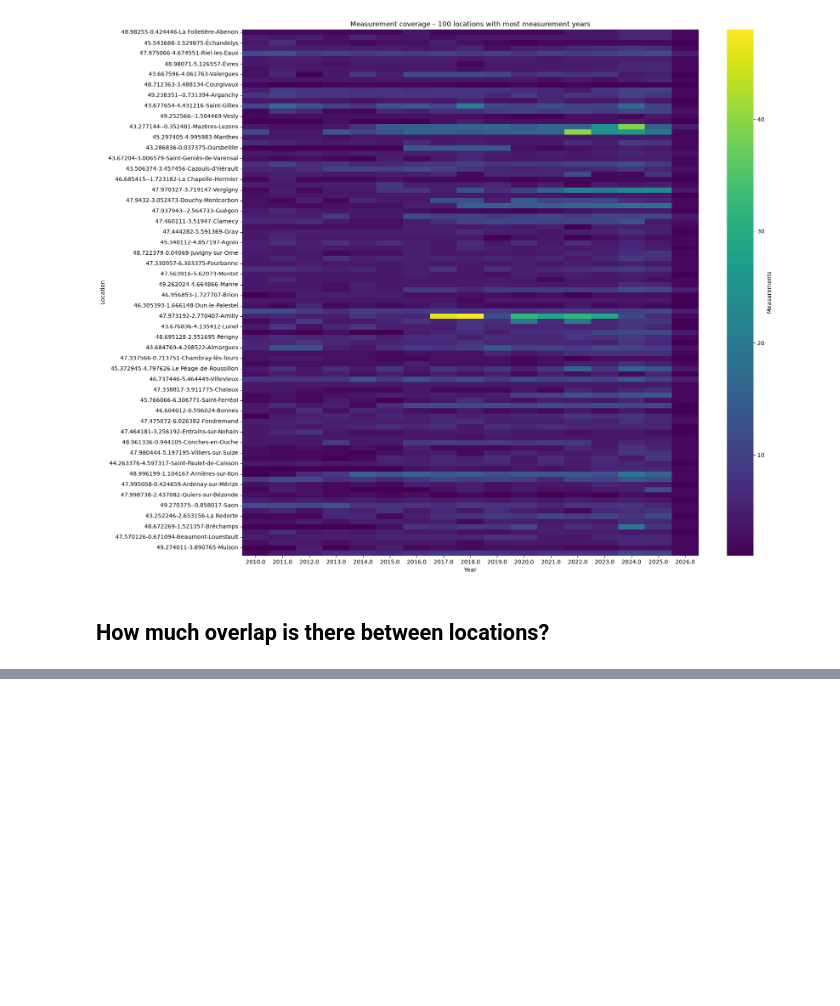
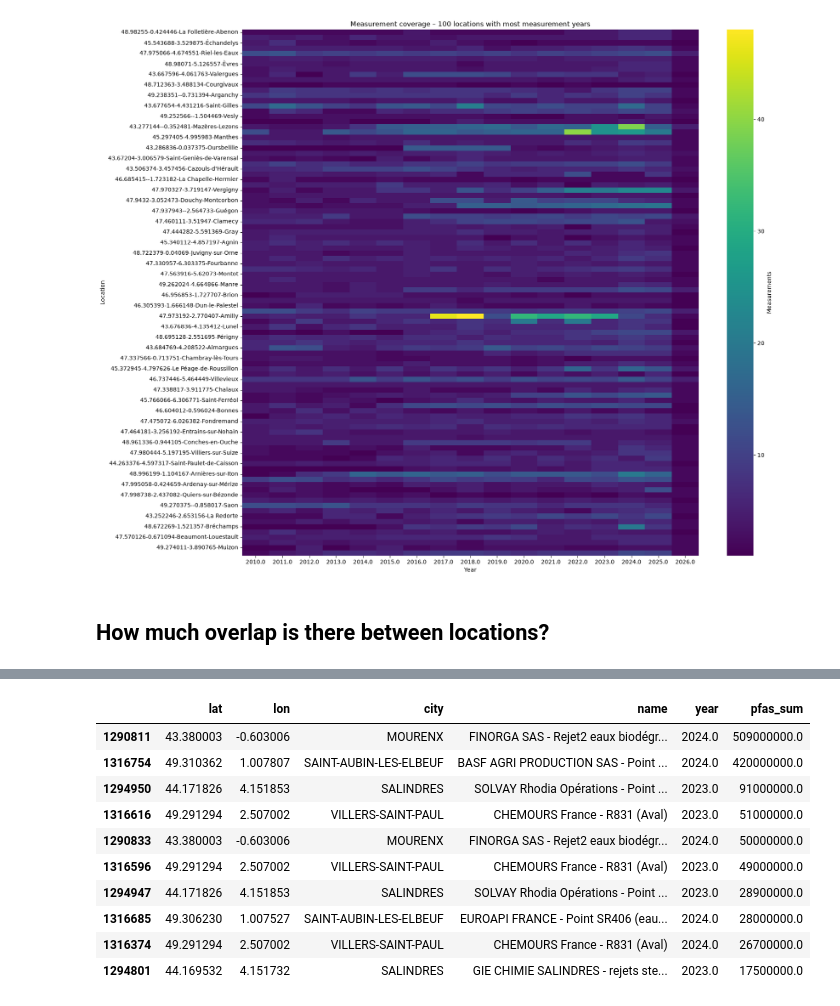
Before and after one commit to D4rkMindz/pfas-trace, a Jupyter notebook: notebooks/preprocessing/data-exploration/temporal_analysis.ipynb, the cells around one changed output, grey strips where cells are left out. Saved outputs shown, nothing was run; the diff lists cells and outputs as text; code cells hidden in the pictures; blank space fills up the shorter version.

```diff
--- a/notebooks/preprocessing/data-exploration/temporal_analysis.ipynb
+++ b/notebooks/preprocessing/data-exploration/temporal_analysis.ipynb
@@ -279,0 +287,3 @@ plt.show()
+# %%
+pd.set_option("display.max_colwidth", None)
+df.query('category=="PFAS production facility"')["details"]
@@ -279,0 +383,17 @@ plt.show()
+# %%
+# Outlier analysis
+df_measurements.nlargest(10, "pfas_sum")[
+    [*location_columns,"city","name", "year", "pfas_sum"]
+]
+# %% [output]
+|  | lat | lon | city | name | year | pfas_sum |
+| 1290811 | 43.380003 | -0.603006 | MOURENX | FINORGA SAS - Rejet2 eaux biodégr... | 2024.0 | 509000000.0 |
+| 1316754 | 49.310362 | 1.007807 | SAINT-AUBIN-LES-ELBEUF | BASF AGRI PRODUCTION SAS - Point ... | 2024.0 | 420000000.0 |
+| 1294950 | 44.171826 | 4.151853 | SALINDRES | SOLVAY Rhodia Opérations - Point ... | 2023.0 | 91000000.0 |
+| 1316616 | 49.291294 | 2.507002 | VILLERS-SAINT-PAUL | CHEMOURS France - R831 (Aval) | 2023.0 | 51000000.0 |
+| 1290833 | 43.380003 | -0.603006 | MOURENX | FINORGA SAS - Rejet2 eaux biodégr... | 2024.0 | 50000000.0 |
+| 1316596 | 49.291294 | 2.507002 | VILLERS-SAINT-PAUL | CHEMOURS France - R831 (Aval) | 2023.0 | 49000000.0 |
+| 1294947 | 44.171826 | 4.151853 | SALINDRES | SOLVAY Rhodia Opérations - Point ... | 2023.0 | 28900000.0 |
+| 1316685 | 49.306230 | 1.007527 | SAINT-AUBIN-LES-ELBEUF | EUROAPI FRANCE - Point SR406 (eau... | 2024.0 | 28000000.0 |
+| 1316374 | 49.291294 | 2.507002 | VILLERS-SAINT-PAUL | CHEMOURS France - R831 (Aval) | 2024.0 | 26700000.0 |
+| 1294801 | 44.169532 | 4.151732 | SALINDRES | GIE CHIMIE SALINDRES - rejets ste... | 2023.0 | 17500000.0 |
```
Also changed, not shown: parts of 20 cells of this notebook.
